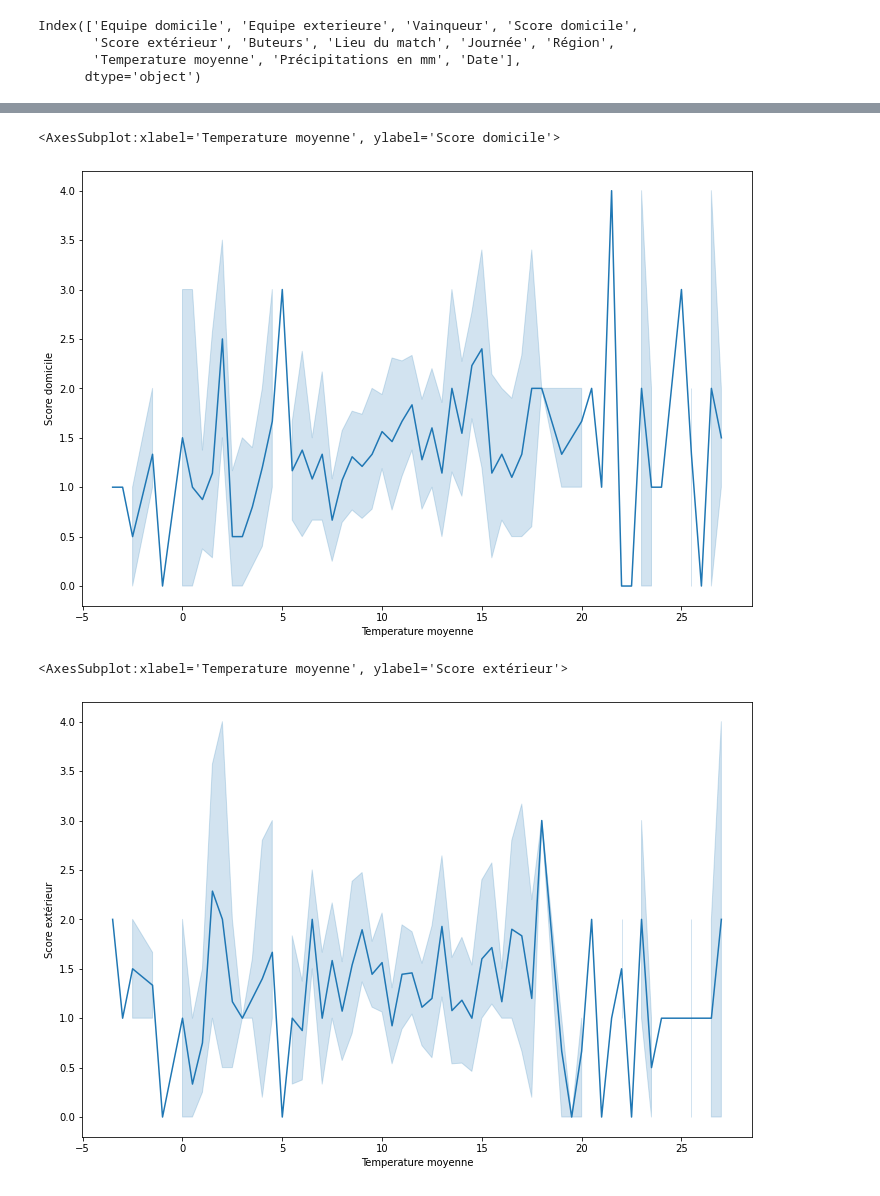
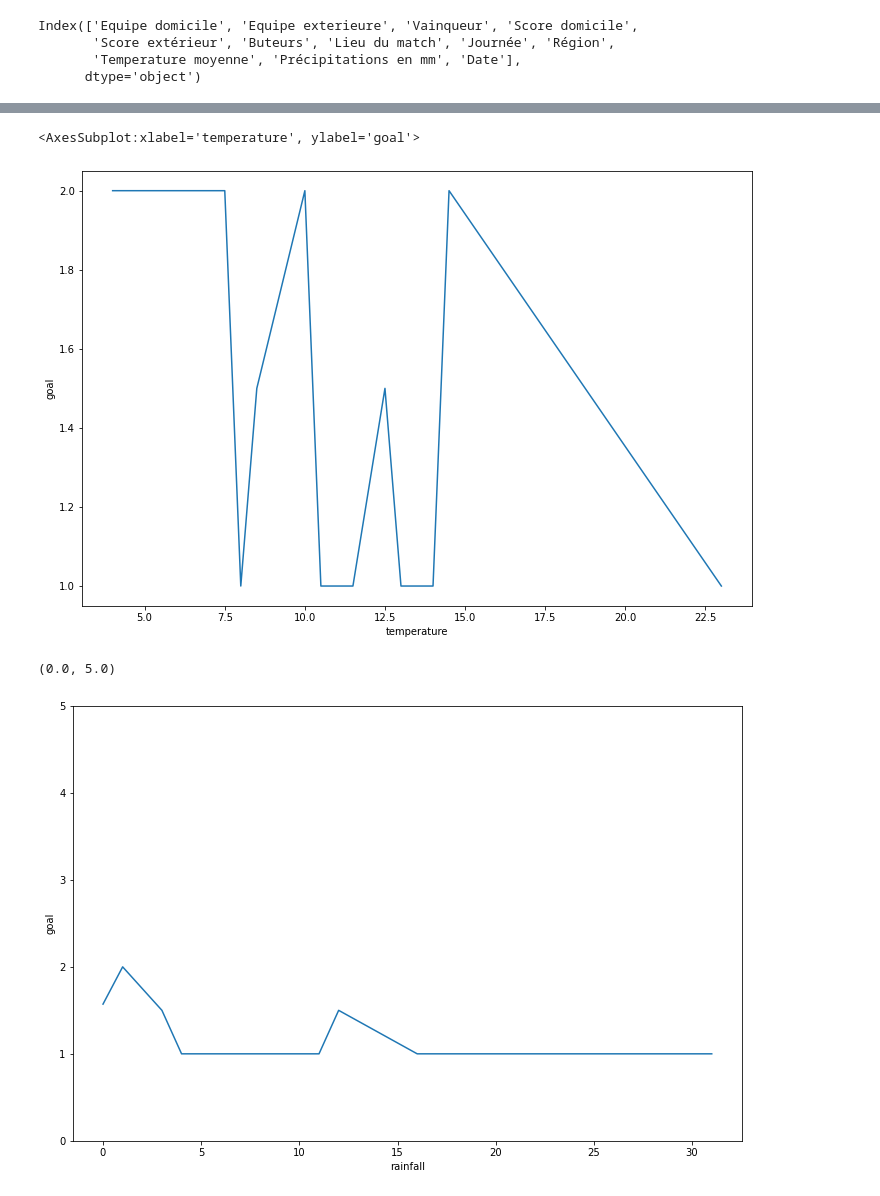
Before and after one commit to alexisflipo/football_sql, a Jupyter notebook: viz.ipynb, the cells around one changed output, grey strips where cells are left out. Saved outputs shown, nothing was run; the diff lists cells and outputs as text; code cells hidden in the pictures.

```diff
--- a/viz.ipynb
+++ b/viz.ipynb
@@ -76,0 +44,14 @@ memory usage: 19.4+ KB
+# %%
+player_goals_and_meteo = pd.read_sql("""
+                                    SELECT players.id, players.name, goals.match_id, matchs.temperature, matchs.rainfall, COUNT(players.name) as goal
+                                    FROM players
+                                    JOIN goals
+                                    ON players.id= goals.player_id
+                                    JOIN matchs
+                                    ON matchs.id = goals.match_id
+                                    GROUP BY match_id, players.name
+                                    """,con)
+# %%
+player_name = input("Tape le nom du joueur")
+# %%
+player =player_goals_and_meteo[player_goals_and_meteo['name'] == player_name]
@@ -77,12 +78,13 @@ memory usage: 19.4+ KB
 # %%
 plt.figure(figsize=(12,8))
-sns.lineplot(data=df_test, x='Temperature moyenne', y='Score domicile')
+sns.lineplot(data=player, x="temperature", y="goal", err_style=None)
 # %% [output]
-<AxesSubplot:xlabel='Temperature moyenne', ylabel='Score domicile'>
+<AxesSubplot:xlabel='temperature', ylabel='goal'>
-[figure, old version]
+[figure, new version]
 # %%
 plt.figure(figsize=(12,8))
-sns.lineplot(data=df_test, x='Temperature moyenne', y='Score extérieur')
+sns.lineplot(data=payer, x="rainfall", y="goal", err_style=None)
+plt.ylim(0,5)
 # %% [output]
-<AxesSubplot:xlabel='Temperature moyenne', ylabel='Score extérieur'>
+(0.0, 5.0)
-[figure, old version]
+[figure, new version]
```
Also changed, not shown: parts of 23 cells of this notebook.
